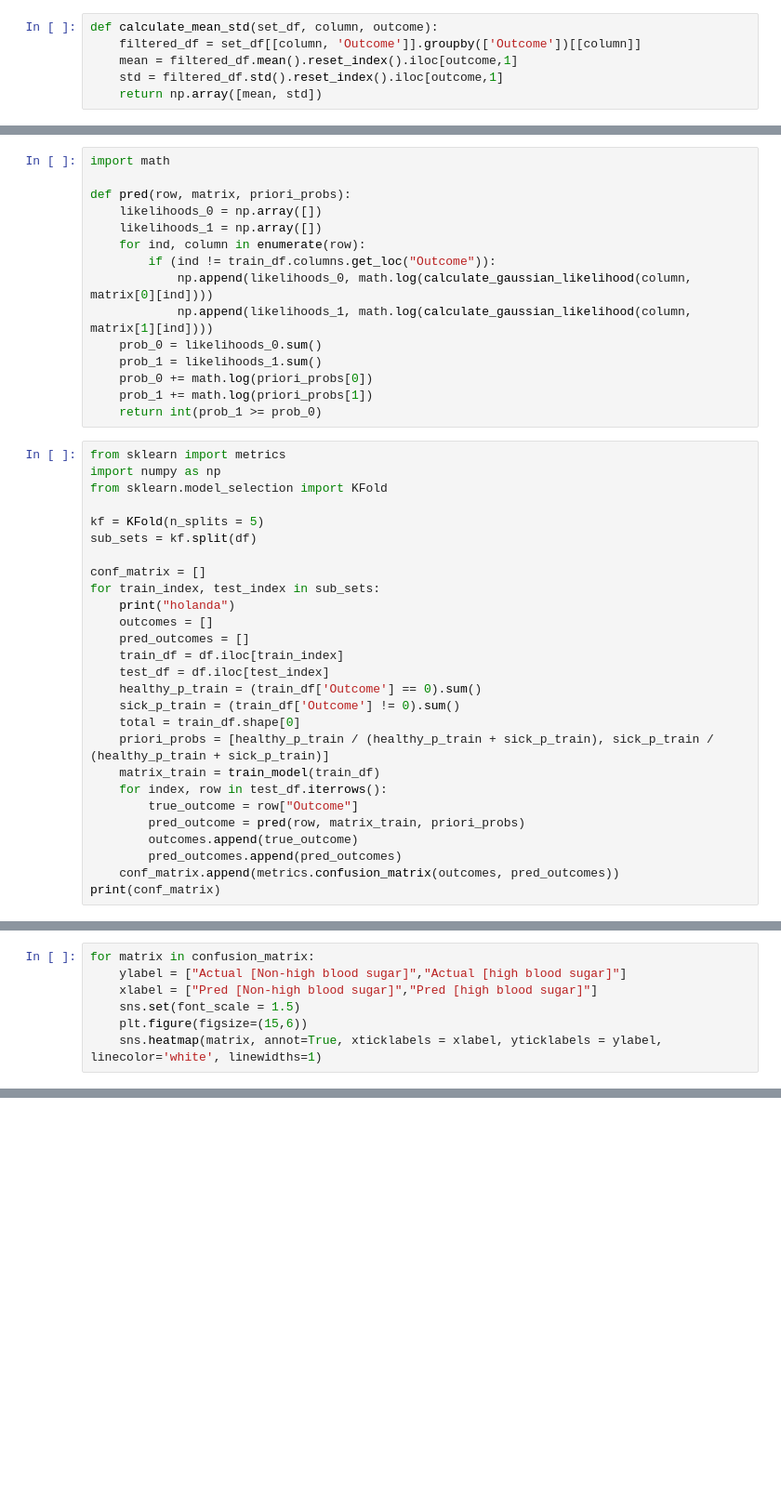
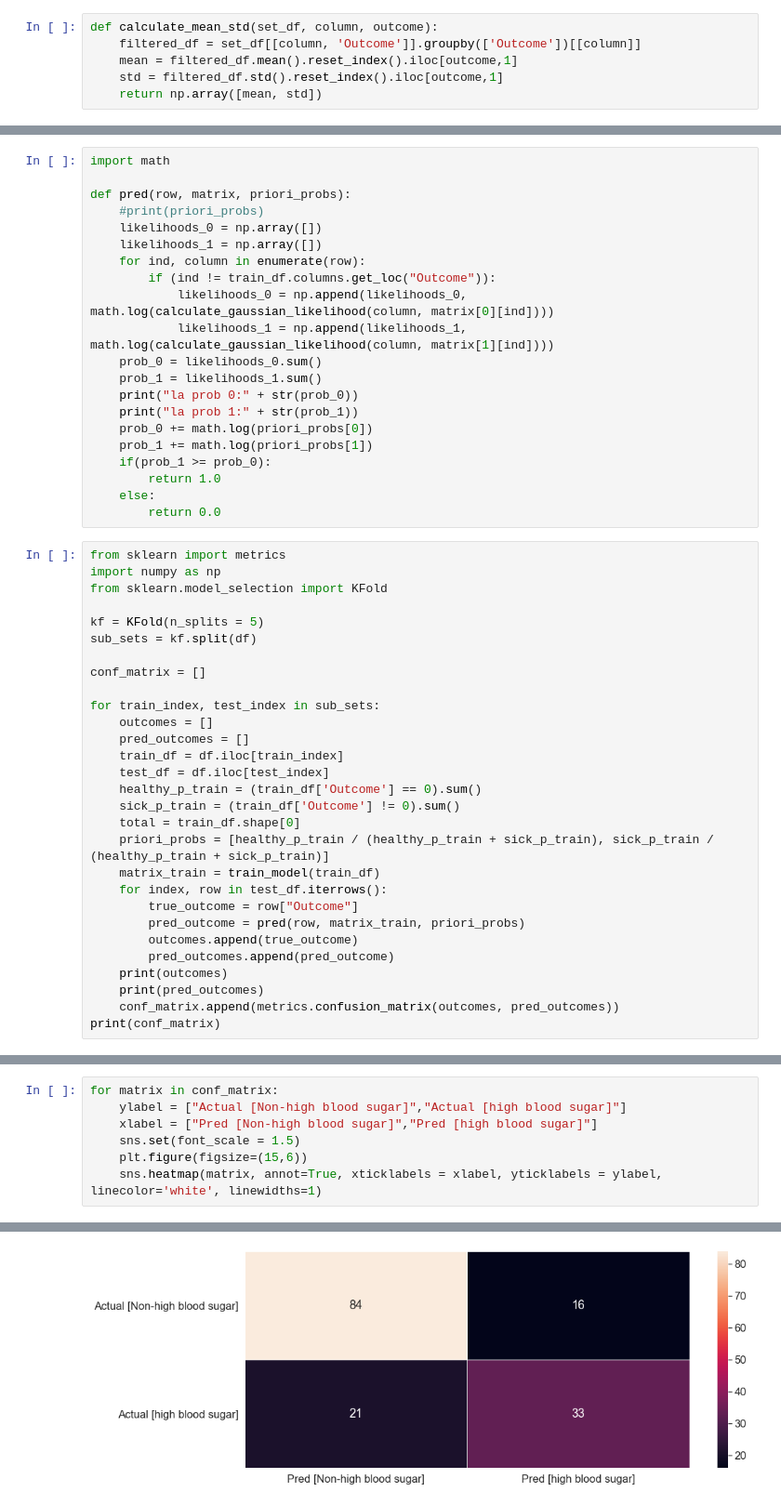
Before and after one commit to scheinpablo/TP1Redes, a Jupyter notebook: Ejercicio2/main.ipynb, the cells around one changed output, grey strips where cells are left out. Shown: that part at 93% size. Cells and saved outputs as stored; diff of their text form; blank space fills up the shorter version.

```diff
--- a/Ejercicio2/main.ipynb
+++ b/Ejercicio2/main.ipynb
@@ -310,17 +310,23 @@ def train_model(train_df):
 import math
 
 def pred(row, matrix, priori_probs):
+    #print(priori_probs)
     likelihoods_0 = np.array([])
     likelihoods_1 = np.array([])
     for ind, column in enumerate(row):
         if (ind != train_df.columns.get_loc("Outcome")):
-            np.append(likelihoods_0, math.log(calculate_gaussian_likelihood(column, matrix[0][ind])))
-            np.append(likelihoods_1, math.log(calculate_gaussian_likelihood(column, matrix[1][ind])))
+            likelihoods_0 = np.append(likelihoods_0, math.log(calculate_gaussian_likelihood(column, matrix[0][ind])))
+            likelihoods_1 = np.append(likelihoods_1, math.log(calculate_gaussian_likelihood(column, matrix[1][ind])))
     prob_0 = likelihoods_0.sum()
     prob_1 = likelihoods_1.sum()
+    print("la prob 0:" + str(prob_0))
+    print("la prob 1:" + str(prob_1))
     prob_0 += math.log(priori_probs[0])
     prob_1 += math.log(priori_probs[1])
-    return int(prob_1 >= prob_0)
+    if(prob_1 >= prob_0):
+        return 1.0
+    else:
+        return 0.0
 # %%
 from sklearn import metrics
 import numpy as np
@@ -330,8 +336,8 @@ kf = KFold(n_splits = 5)
 sub_sets = kf.split(df)
 
 conf_matrix = []
+
 for train_index, test_index in sub_sets:
-    print("holanda")
     outcomes = []
     pred_outcomes = []
     train_df = df.iloc[train_index]
@@ -345,6 +351,8 @@ for train_index, test_index in sub_sets:
         true_outcome = row["Outcome"]
         pred_outcome = pred(row, matrix_train, priori_probs)
         outcomes.append(true_outcome)
-        pred_outcomes.append(pred_outcomes)
+        pred_outcomes.append(pred_outcome)
+    print(outcomes)
+    print(pred_outcomes)
     conf_matrix.append(metrics.confusion_matrix(outcomes, pred_outcomes))
 print(conf_matrix)
@@ -351,5 +377,5 @@ print(conf_matrix)
 # %%
-for matrix in confusion_matrix:
+for matrix in conf_matrix:
     ylabel = ["Actual [Non-high blood sugar]","Actual [high blood sugar]"]
     xlabel = ["Pred [Non-high blood sugar]","Pred [high blood sugar]"]
     sns.set(font_scale = 1.5)
@@ -359,0 +385 @@ NameError: name 'confusion_matrix' is not defined
+[figure, added]
```
Also changed, not shown: parts of 7 cells of this notebook.
